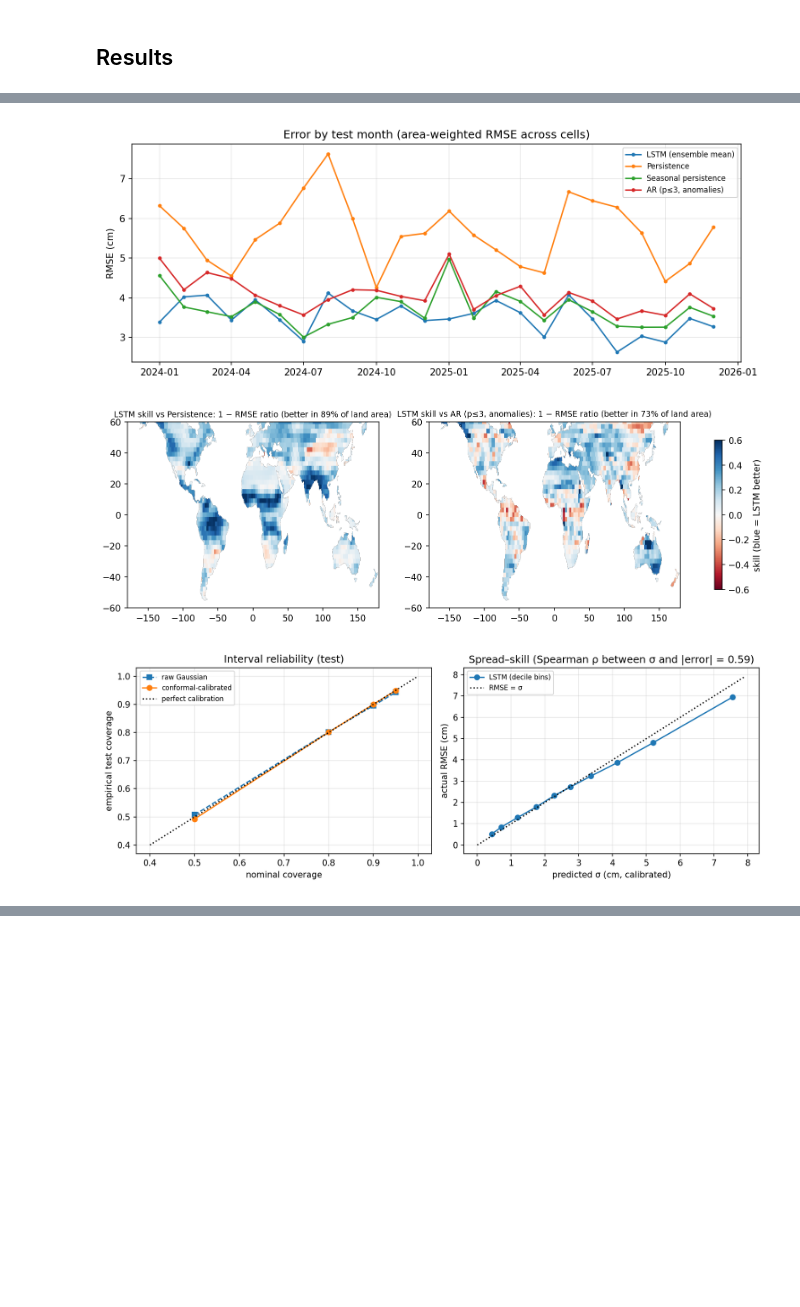
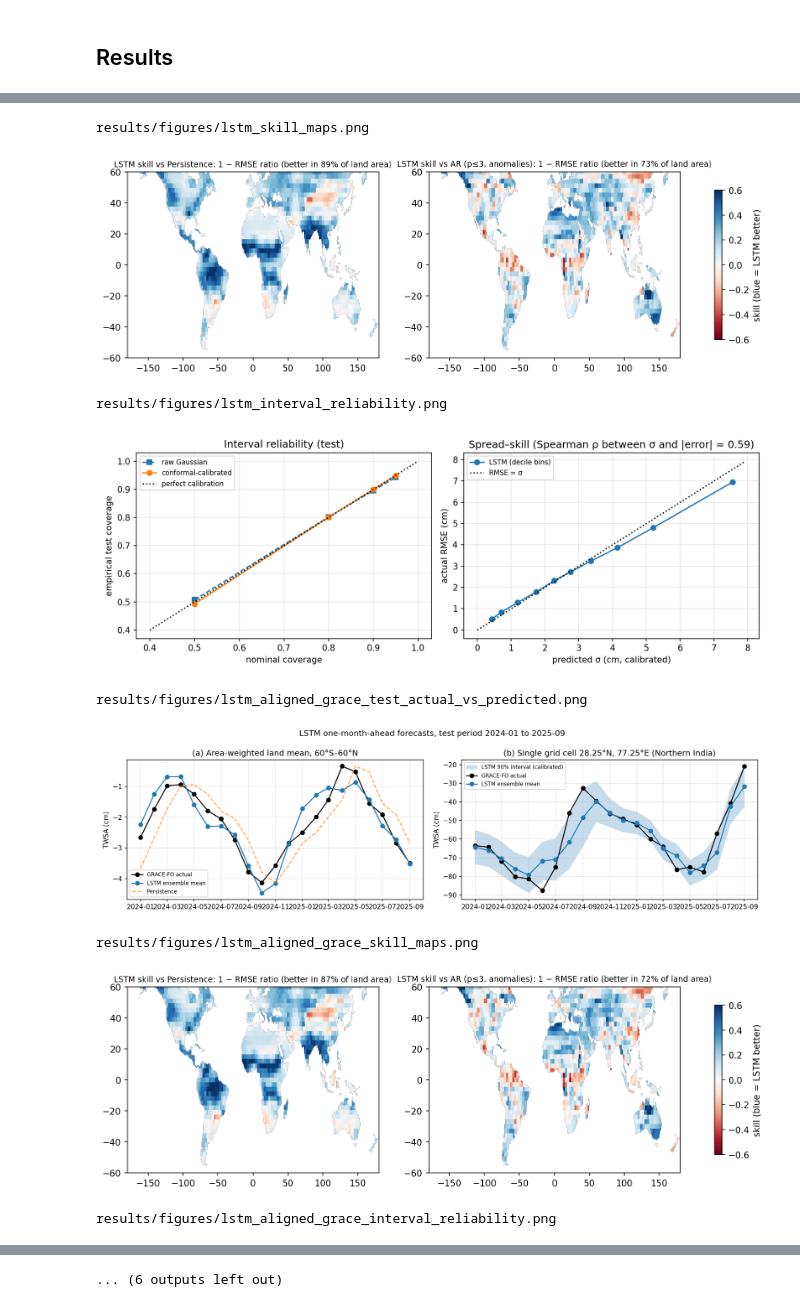
Before and after one commit to Lyra0710/Multimodal-Deep-Learning-for-Reliable-GRACE-Water-Storage-Trends, a Jupyter notebook: notebooks/LSTM_Colab_Run.ipynb, the cells around one changed output, grey strips where cells are left out. Saved outputs shown, nothing was run; the diff lists cells and outputs as text; code cells hidden in the pictures; blank space fills up the shorter version.

Commit message:
Add LSTM runs on aligned file (GRACE-only and GRACE+P+T) with evaluator-ready predictions

```diff
--- a/notebooks/LSTM_Colab_Run.ipynb
+++ b/notebooks/LSTM_Colab_Run.ipynb
@@ -133,0 +129,17 @@ Prediction-interval coverage on the test months
+# %%
+import json
+import pandas as pd
+from IPython.display import Image, display
+
+m = "results/metrics/"
+runs = {"lstm": "Run 1: GRACE-only, 2024-01 to 2025-12",
+        "lstm_aligned_grace": "Run 2: GRACE-only, aligned, 2024-01 to 2025-09",
+        "lstm_aligned_combined": "Run 3: GRACE + P + T, aligned, 2024-01 to 2025-09"}
+for prefix, title in runs.items():
+    if not os.path.exists(m + f"{prefix}_test_metrics.csv"):
+        continue
+    print("\n" + title)
+    t = pd.read_csv(m + f"{prefix}_test_metrics.csv")
+    display(t[~t.model.str.contains("member")].round(3))
+    c = pd.read_csv(m + f"{prefix}_interval_coverage.csv")
+    display(c[c.interval == "conformal-calibrated"][["nominal", "empirical_coverage", "mean_width_cm"]].round(3))
@@ -134,4 +183,8 @@ Prediction-interval coverage on the test months
 # %%
-for name in ["test_actual_vs_predicted", "rmse_by_test_month", "skill_maps", "interval_reliability"]:
-    display(Image(f"results/figures/lstm_{name}.png"))
+for prefix in runs:
+    for name in ["test_actual_vs_predicted", "skill_maps", "interval_reliability"]:
+        path = f"results/figures/{prefix}_{name}.png"
+        if os.path.exists(path):
+            print(path)
+            display(Image(path))
 # %% [output]
@@ -139,3 +193,9 @@ for name in ["test_actual_vs_predicted", "rmse_by_test_month", "skill_maps", "in
+results/figures/lstm_skill_maps.png
-[figure, old version]
+[figure, new version]
+results/figures/lstm_interval_reliability.png
-[figure, old version]
+[figure, new version]
+results/figures/lstm_aligned_grace_test_actual_vs_predicted.png
-[figure, old version]
+[figure, new version]
+results/figures/lstm_aligned_grace_skill_maps.png
+[figure, added]
+results/figures/lstm_aligned_grace_interval_reliability.png
@@ -141,0 +203 @@ for name in ["test_actual_vs_predicted", "rmse_by_test_month", "skill_maps", "in
+... (6 outputs left out)
```
Also changed, not shown: parts of 15 cells of this notebook, 45 other files.
